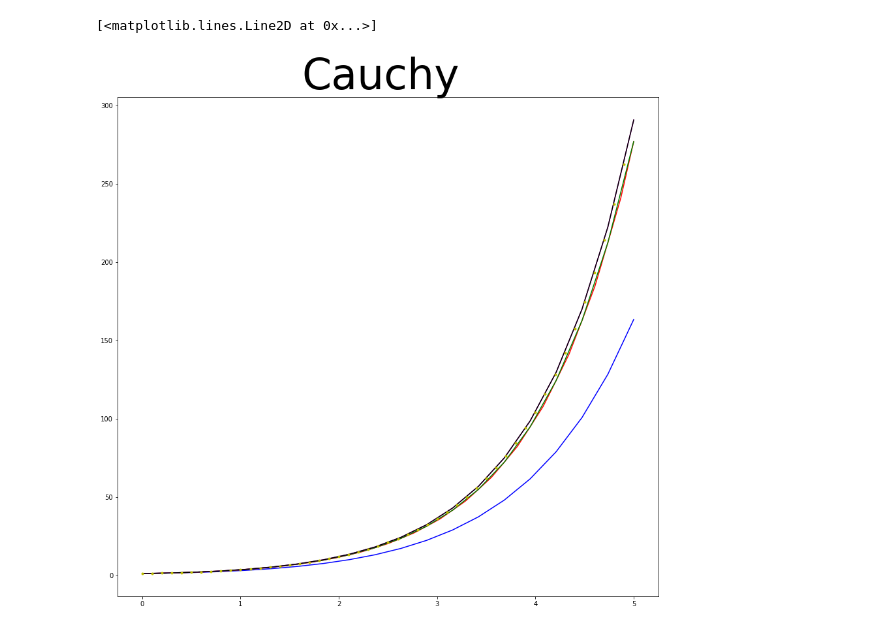
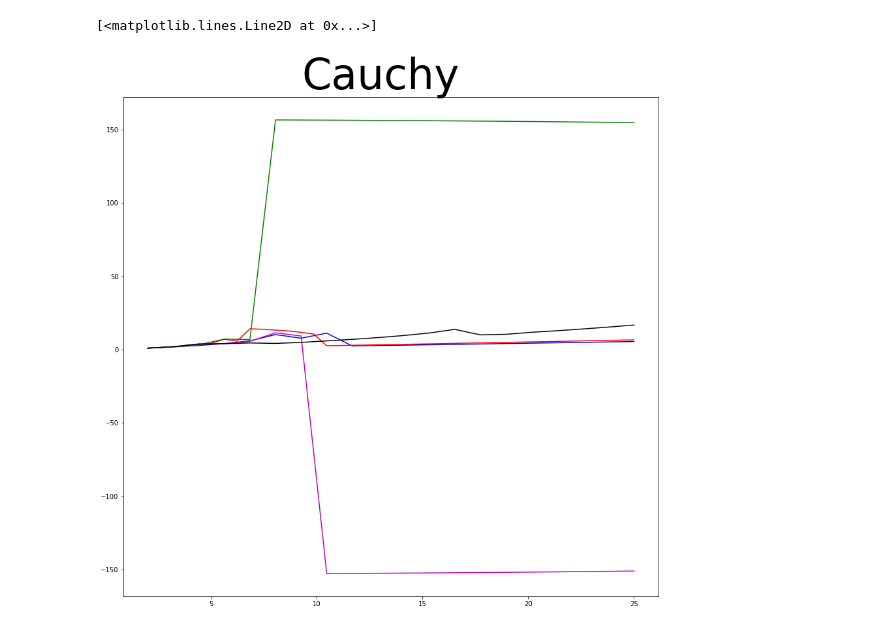
Before and after one commit to zhovtobruhd/numerical-methods, a Jupyter notebook: cauchy.ipynb, the cells around one changed output. Saved outputs shown, nothing was run; the diff lists cells and outputs as text; code cells hidden in the pictures.

```diff
--- a/cauchy.ipynb
+++ b/cauchy.ipynb
@@ -72,53 +72,53 @@ def predcorr(f, a, b, y0, n):
     for i in range(3):
         k1 = h * fs[i]
         k2 = h * f(x[i] + h / 2, y[i] + k1 / 2)
         k3 = h * f(x[i] + h / 2, y[i] + k2 / 2)
         k4 = h * f(x[i] + h, y[i] + k3)
         x.append(x[i] + h)
         y.append(y[i] + (k1 + 2 * k2 + 2 * k3 + k4) / 6.0)
         fs.append(f(x[i + 1], y[i + 1]))
     for i in range(3, n - 1):
         x.append(x[i] + h)
         ty = y[i] + h * (55 * fs[i] - 59 * fs[i - 1] + 37 * fs[i - 2] - 9 * fs[i - 3]) / 24.0
         tf = f(x[i + 1], ty)
         y.append(y[i] + h * (9 * tf + 19 * fs[i] - 5 * fs[i - 1] + fs[i - 2]) / 24.0)
         fs.append(f(x[i + 1], y[i + 1]))
     return x, y
 
 fig, axs = plt.subplots(1, figsize=tuple((12.0, 12.0)), constrained_layout=True)
 fig.suptitle("Cauchy", fontsize=65.0)
 
 nu = 20
 
 # x + y
 
-rx0 = np.arange(0, 5, 0.1)
-ry0 = 2 * np.exp(rx0) - rx0 - 1
-rx1, ry1 = euler(f1, 0, 5, 1, nu)
-rx2, ry2 = euler1mod(f1, 0, 5, 1, nu)
-rx3, ry3 = euler2mod(f1, 0, 5, 1, nu)
-rx4, ry4 = rungekutta(f1, 0, 5, 1, nu)
-rx5, ry5 = predcorr(f1, 0, 5, 1, nu)
+# rx0 = np.arange(0, 5, 0.1)
+# ry0 = 2 * np.exp(rx0) - rx0 - 1
+# rx1, ry1 = euler(f1, 0, 5, 1, nu)
+# rx2, ry2 = euler1mod(f1, 0, 5, 1, nu)
+# rx3, ry3 = euler2mod(f1, 0, 5, 1, nu)
+# rx4, ry4 = rungekutta(f1, 0, 5, 1, nu)
+# rx5, ry5 = predcorr(f1, 0, 5, 1, nu)
+# axs.plot(rx1, ry1, 'b')
+# axs.plot(rx2, ry2, 'r')
+# axs.plot(rx3, ry3, 'g')
+# axs.plot(rx4, ry4, 'm')
+# axs.plot(rx5, ry5, 'k')
+# axs.plot(rx0, ry0, 'y.')
+
+# x * y / (x * x - y * y)
+
+rx1, ry1 = euler(f2, 2, 25, 1, nu)
+rx2, ry2 = euler1mod(f2, 2, 25, 1, nu)
+rx3, ry3 = euler2mod(f2, 2, 25, 1, nu)
+rx4, ry4 = rungekutta(f2, 2, 25, 1, nu)
+rx5, ry5 = predcorr(f2, 2, 25, 1, nu)
 axs.plot(rx1, ry1, 'b')
 axs.plot(rx2, ry2, 'r')
 axs.plot(rx3, ry3, 'g')
 axs.plot(rx4, ry4, 'm')
 axs.plot(rx5, ry5, 'k')
-axs.plot(rx0, ry0, 'y.')
-
-# x * y / (x * x - y * y)
-
-# rx1, ry1 = euler(f2, 2, 25, 1, nu)
-# rx2, ry2 = euler1mod(f2, 2, 25, 1, nu)
-# rx3, ry3 = euler2mod(f2, 2, 25, 1, nu)
-# rx4, ry4 = rungekutta(f2, 2, 25, 1, nu)
-# rx5, ry5 = predcorr(f2, 2, 25, 1, nu)
-# axs.plot(rx1, ry1, 'b')
-# axs.plot(rx2, ry2, 'r')
-# axs.plot(rx3, ry3, 'g')
-# axs.plot(rx4, ry4, 'm')
-# axs.plot(rx5, ry5, 'k')
 # %% [output]
 [<matplotlib.lines.Line2D at 0x...>]
-[figure, old version]
+[figure, new version]
 # %%
```
Also changed, not shown: parts of 1 cell of this notebook, 2 other files.
